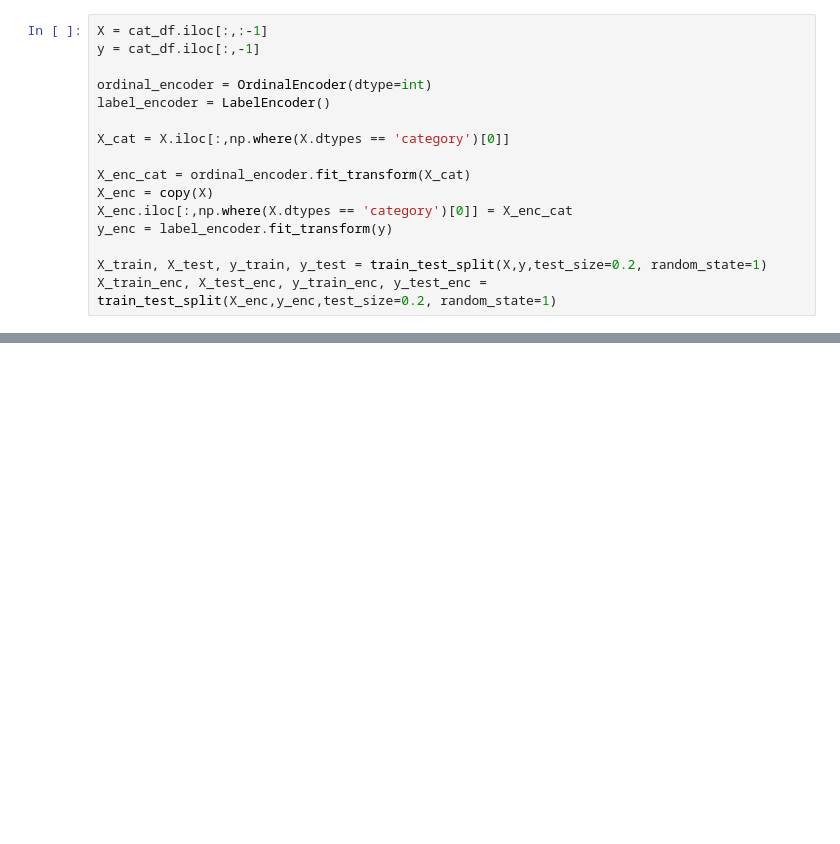
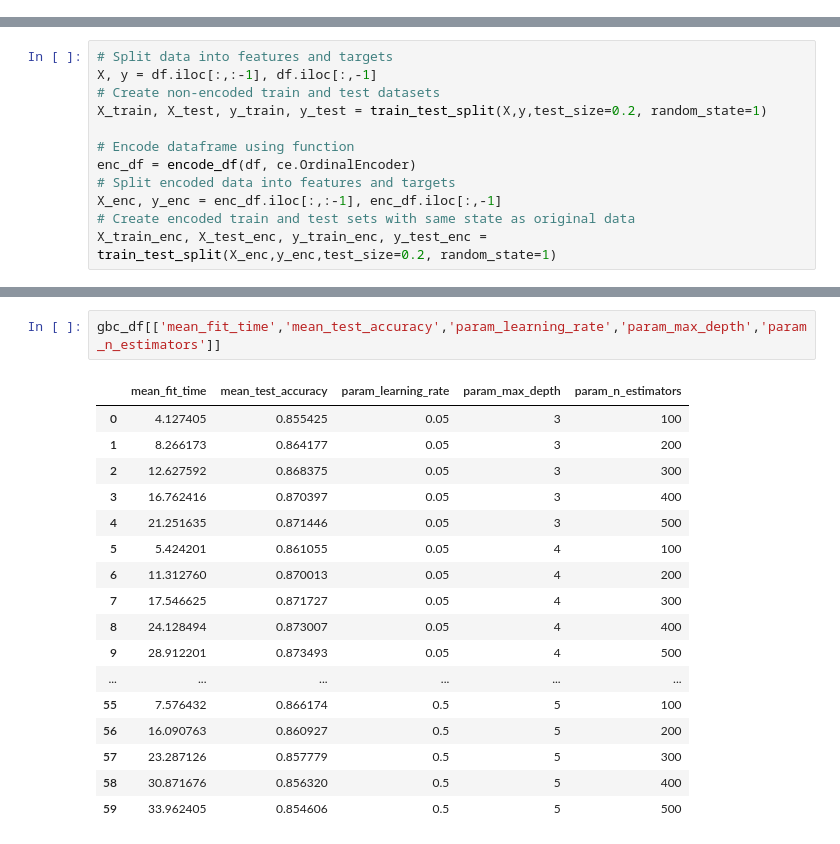
Before and after one commit to nefrank/replica-analytics-questions-mle, a Jupyter notebook: USCensus.ipynb, the cells around one changed output, grey strips where cells are left out. Cells and saved outputs as stored; diff of their text form; blank space fills up the shorter version.

```diff
--- a/USCensus.ipynb
+++ b/USCensus.ipynb
@@ -54,16 +0,0 @@ cat_df.iloc[:,np.where(cat_df.dtypes == object)[0]] = cat_df.iloc[:,np.where(cat
-# %%
-X = cat_df.iloc[:,:-1]
-y = cat_df.iloc[:,-1]
-
-ordinal_encoder = OrdinalEncoder(dtype=int)
-label_encoder = LabelEncoder()
-
-X_cat = X.iloc[:,np.where(X.dtypes == 'category')[0]]
-
-X_enc_cat = ordinal_encoder.fit_transform(X_cat)
-X_enc = copy(X)
-X_enc.iloc[:,np.where(X.dtypes == 'category')[0]] = X_enc_cat
-y_enc = label_encoder.fit_transform(y)
-
-X_train, X_test, y_train, y_test = train_test_split(X,y,test_size=0.2, random_state=1)
-X_train_enc, X_test_enc, y_train_enc, y_test_enc = train_test_split(X_enc,y_enc,test_size=0.2, random_state=1)
@@ -233,0 +62,12 @@ gbc = pickle.load(open("./models/gbc.pkl", "rb"))
+# %%
+# Split data into features and targets
+X, y = df.iloc[:,:-1], df.iloc[:,-1]
+# Create non-encoded train and test datasets
+X_train, X_test, y_train, y_test = train_test_split(X,y,test_size=0.2, random_state=1)
+
+# Encode dataframe using function
+enc_df = encode_df(df, ce.OrdinalEncoder)
+# Split encoded data into features and targets
+X_enc, y_enc = enc_df.iloc[:,:-1], enc_df.iloc[:,-1]
+# Create encoded train and test sets with same state as original data
+X_train_enc, X_test_enc, y_train_enc, y_test_enc = train_test_split(X_enc,y_enc,test_size=0.2, random_state=1)
@@ -233,0 +89,20 @@ gbc = pickle.load(open("./models/gbc.pkl", "rb"))
+# %%
+gbc_df[['mean_fit_time','mean_test_accuracy','param_learning_rate','param_max_depth','param_n_estimators']]
+# %% [output]
+|  | mean_fit_time | mean_test_accuracy | param_learning_rate | param_max_depth | param_n_estimators |
+| 0 | 4.127405 | 0.855425 | 0.05 | 3 | 100 |
+| 1 | 8.266173 | 0.864177 | 0.05 | 3 | 200 |
+| 2 | 12.627592 | 0.868375 | 0.05 | 3 | 300 |
+| 3 | 16.762416 | 0.870397 | 0.05 | 3 | 400 |
+| 4 | 21.251635 | 0.871446 | 0.05 | 3 | 500 |
+| 5 | 5.424201 | 0.861055 | 0.05 | 4 | 100 |
+| 6 | 11.312760 | 0.870013 | 0.05 | 4 | 200 |
+| 7 | 17.546625 | 0.871727 | 0.05 | 4 | 300 |
+| 8 | 24.128494 | 0.873007 | 0.05 | 4 | 400 |
+| 9 | 28.912201 | 0.873493 | 0.05 | 4 | 500 |
+| ... | ... | ... | ... | ... | ... |
+| 55 | 7.576432 | 0.866174 | 0.5 | 5 | 100 |
+| 56 | 16.090763 | 0.860927 | 0.5 | 5 | 200 |
+| 57 | 23.287126 | 0.857779 | 0.5 | 5 | 300 |
+| 58 | 30.871676 | 0.856320 | 0.5 | 5 | 400 |
+| 59 | 33.962405 | 0.854606 | 0.5 | 5 | 500 |
```
Also changed, not shown: parts of 56 cells of this notebook, 7 other files.
